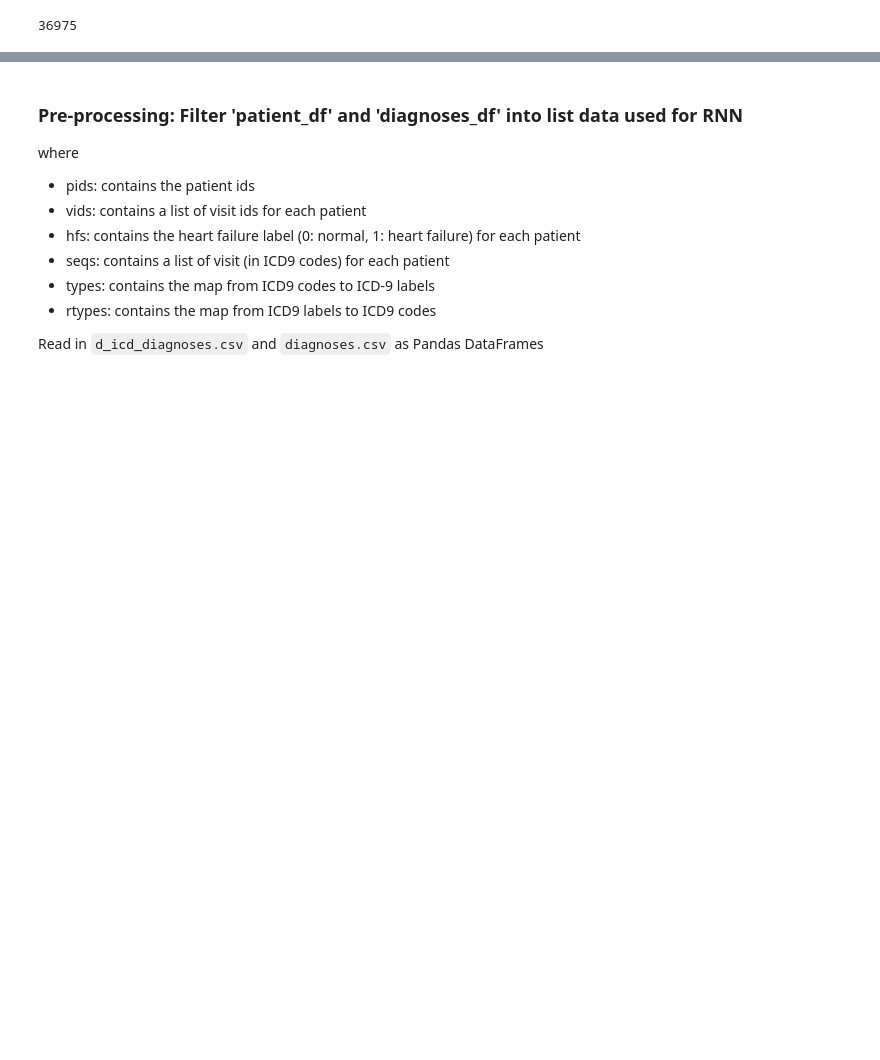
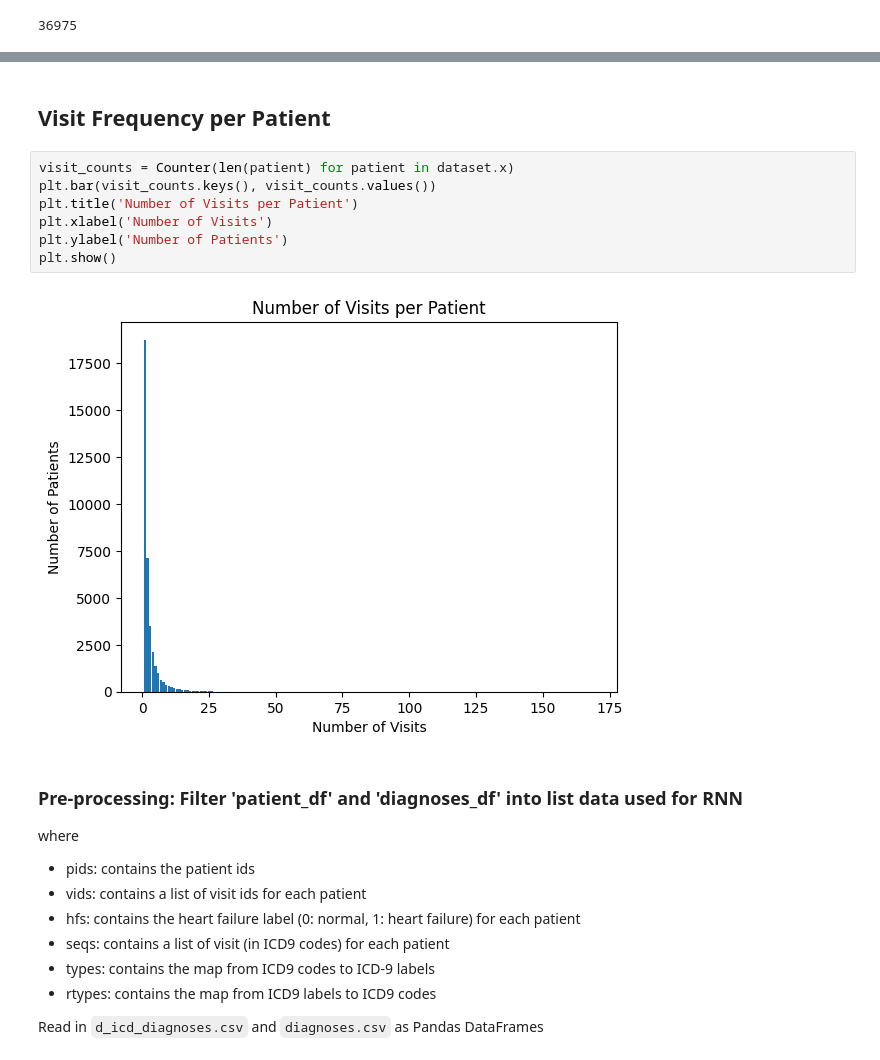
Before and after one commit to BK1147/CS598_DLH_Final_Project, a Jupyter notebook: DL4H_Team_74_Final_Report.ipynb, the cells around one changed output, grey strips where cells are left out. Saved outputs shown, nothing was run; the diff lists cells and outputs as text; blank space fills up the shorter version.

```diff
--- a/DL4H_Team_74_Final_Report.ipynb
+++ b/DL4H_Team_74_Final_Report.ipynb
@@ -174,3 +313,14 @@ len(pids)
+# %% [markdown]
+## Visit Frequency per Patient
+# %%
+visit_counts = Counter(len(patient) for patient in dataset.x)
+plt.bar(visit_counts.keys(), visit_counts.values())
+plt.title('Number of Visits per Patient')
+plt.xlabel('Number of Visits')
+plt.ylabel('Number of Patients')
+plt.show()
+# %% [output]
+[figure, added]
 # %% [markdown]
 ### Pre-processing: Filter 'patient_df' and 'diagnoses_df' into list data used for RNN
 
```
Also changed, not shown: parts of 12 cells of this notebook.
